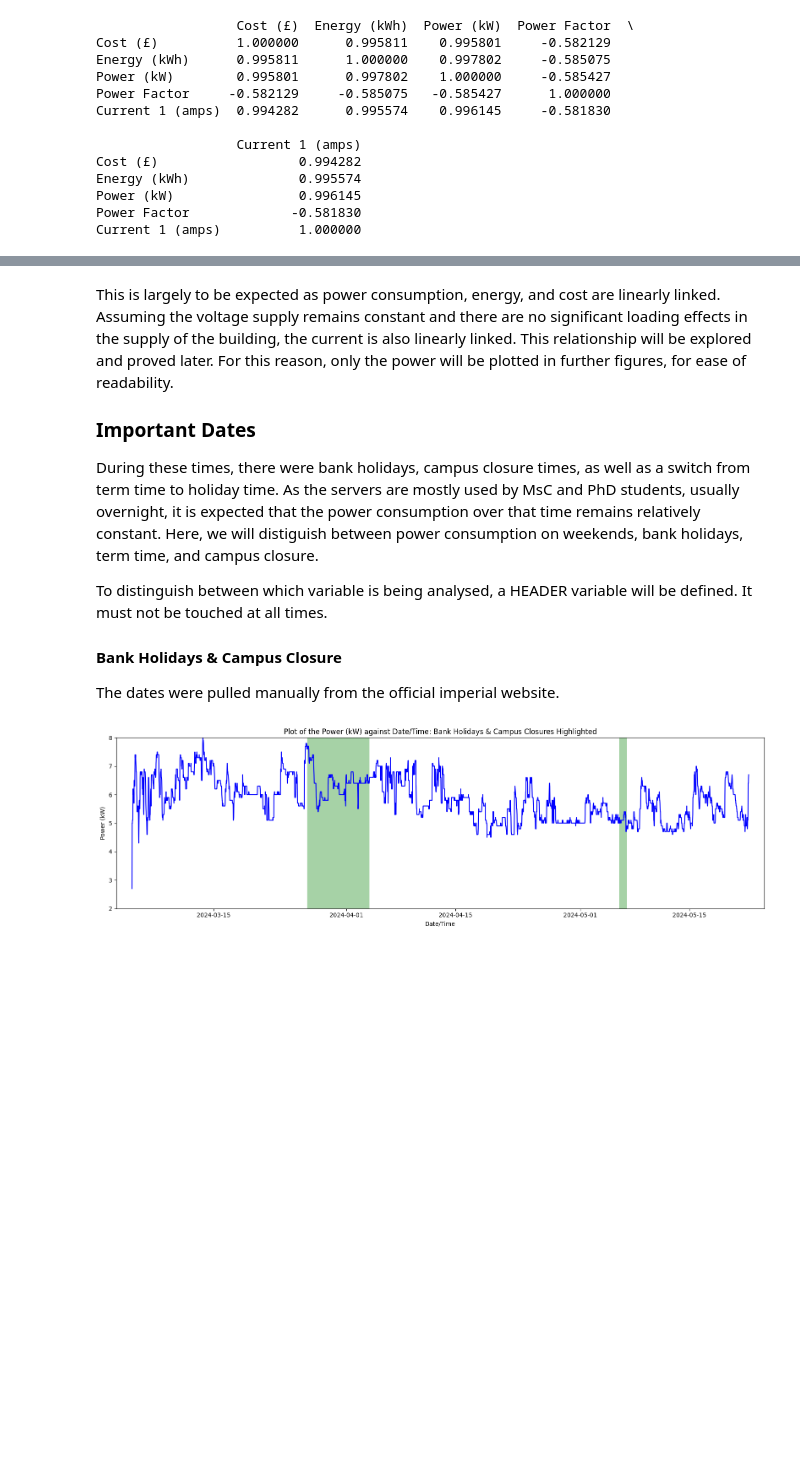
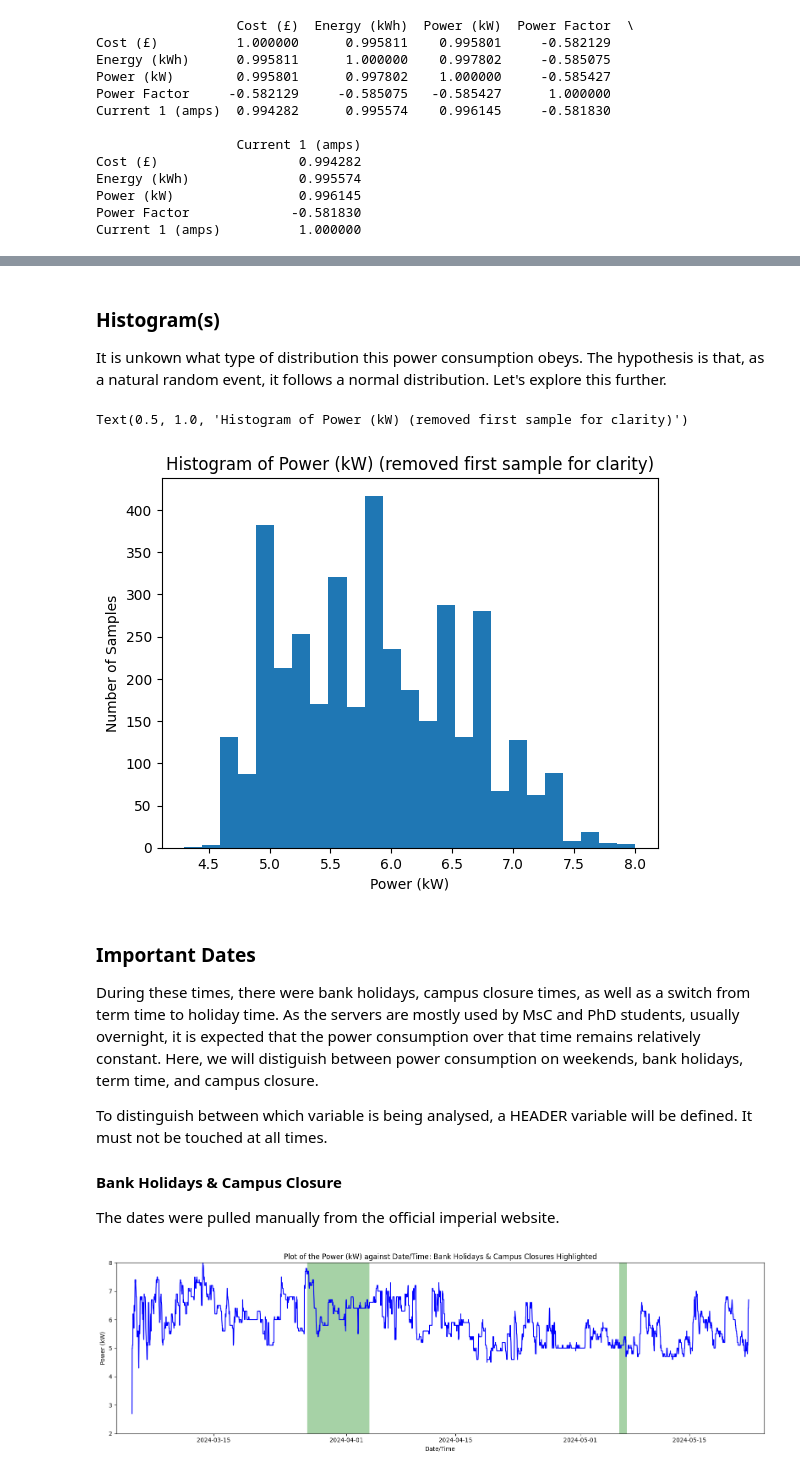
Before and after one commit to ogahector/power_analysis_eeedept, a Jupyter notebook: src/main.ipynb, the cells around one changed output, grey strips where cells are left out. Cells and saved outputs as stored; diff of their text form; code cells hidden in the pictures; blank space fills up the shorter version.

```diff
--- a/src/main.ipynb
+++ b/src/main.ipynb
@@ -98,9 +104,17 @@ Current 1 (amps)          1.000000
+# %% [markdown]
+
+### Histogram(s)
+It is unkown what type of distribution this power consumption obeys. The hypothesis is that, as a natural random event, it follows a normal distribution. Let's explore this further.
+# %%
+plt.figure()
+plt.hist(dl1[HEADER][1:], bins=25)
+plt.xlabel(HEADER)
+plt.ylabel("Number of Samples")
+plt.title("Histogram of " + HEADER + " (removed first sample for clarity)")
+# %% [output]
+Text(0.5, 1.0, 'Histogram of Power (kW) (removed first sample for clarity)')
+[figure, added]
 # %% [markdown]
-This is largely to be expected as power consumption, energy, and cost are linearly linked.
-Assuming the voltage supply remains constant and there are no significant loading effects in the supply of the building, the current is also linearly linked. This relationship will be explored and proved later.
-For this reason, only the power will be plotted in further figures, for ease of readability.
-
-
 ### Important Dates
 During these times, there were bank holidays, campus closure times, as well as a switch from term time to holiday time. As the servers are mostly used by MsC and PhD students, usually overnight, it is expected that the power consumption over that time remains relatively constant. Here, we will distiguish between power consumption on weekends, bank holidays, term time, and campus closure.
 
```
Also changed, not shown: parts of 19 cells of this notebook, 9 other files.
